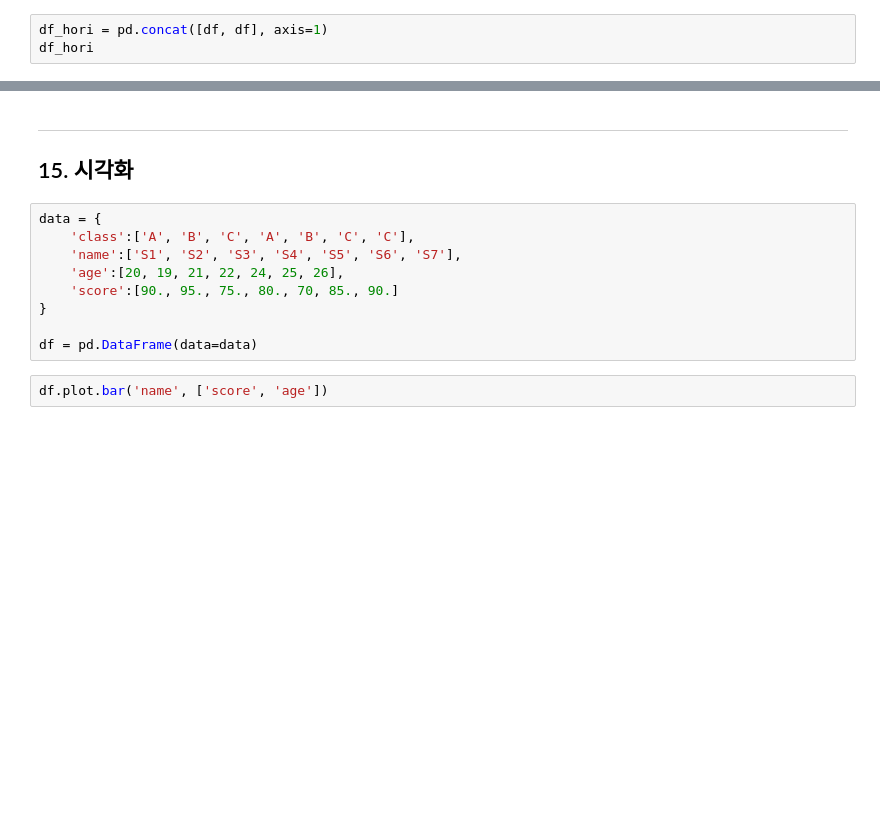
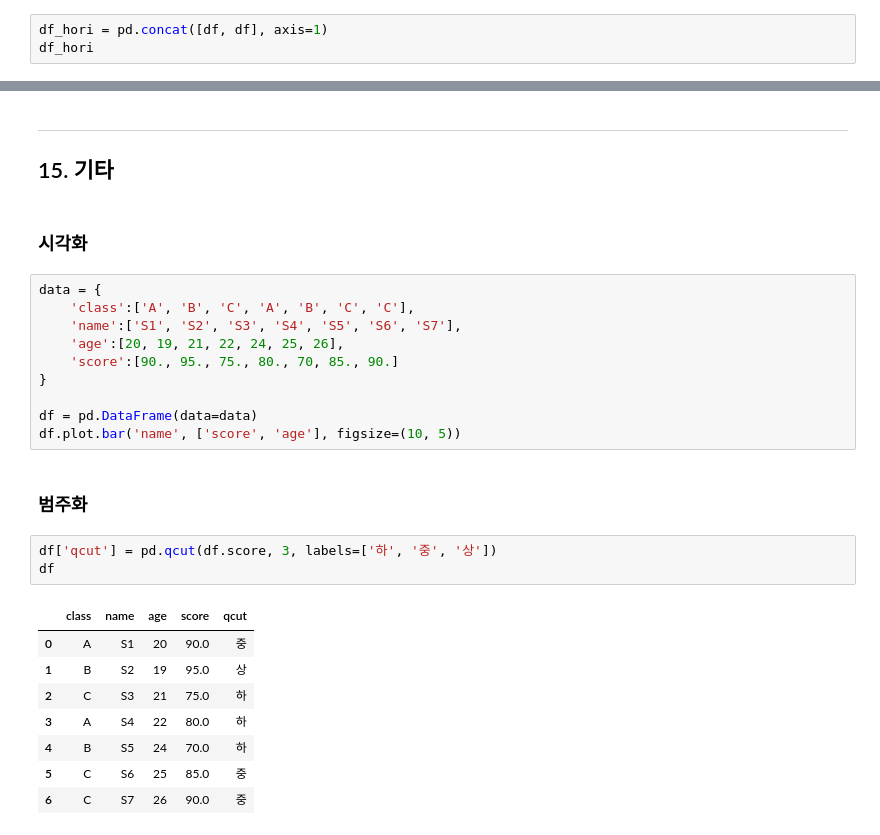
Before and after one commit to ksky1313/ADP, a Jupyter notebook: 02. pandas.ipynb, the cells around one changed output, grey strips where cells are left out. Saved outputs shown, nothing was run; the diff lists cells and outputs as text; blank space fills up the shorter version.

```diff
--- a/02. pandas.ipynb
+++ b/02. pandas.ipynb
@@ -467,6 +475,8 @@ df_hori
+# %% [markdown]
+---
+## 15. 기타
 # %% [markdown]
----
-## 15. 시각화
+### 시각화
 # %%
 data = {
     'class':['A', 'B', 'C', 'A', 'B', 'C', 'C'],
@@ -476,5 +486,18 @@ data = {
 }
 
 df = pd.DataFrame(data=data)
+df.plot.bar('name', ['score', 'age'], figsize=(10, 5))
-# %%
-df.plot.bar('name', ['score', 'age'])
+# %% [markdown]
+### 범주화
+# %%
+df['qcut'] = pd.qcut(df.score, 3, labels=['하', '중', '상'])
+df
+# %% [output]
+|  | class | name | age | score | qcut |
+| 0 | A | S1 | 20 | 90.0 | 중 |
+| 1 | B | S2 | 19 | 95.0 | 상 |
+| 2 | C | S3 | 21 | 75.0 | 하 |
+| 3 | A | S4 | 22 | 80.0 | 하 |
+| 4 | B | S5 | 24 | 70.0 | 하 |
+| 5 | C | S6 | 25 | 85.0 | 중 |
+| 6 | C | S7 | 26 | 90.0 | 중 |
```
Also changed, not shown: parts of 3 cells of this notebook, 6 other files.
